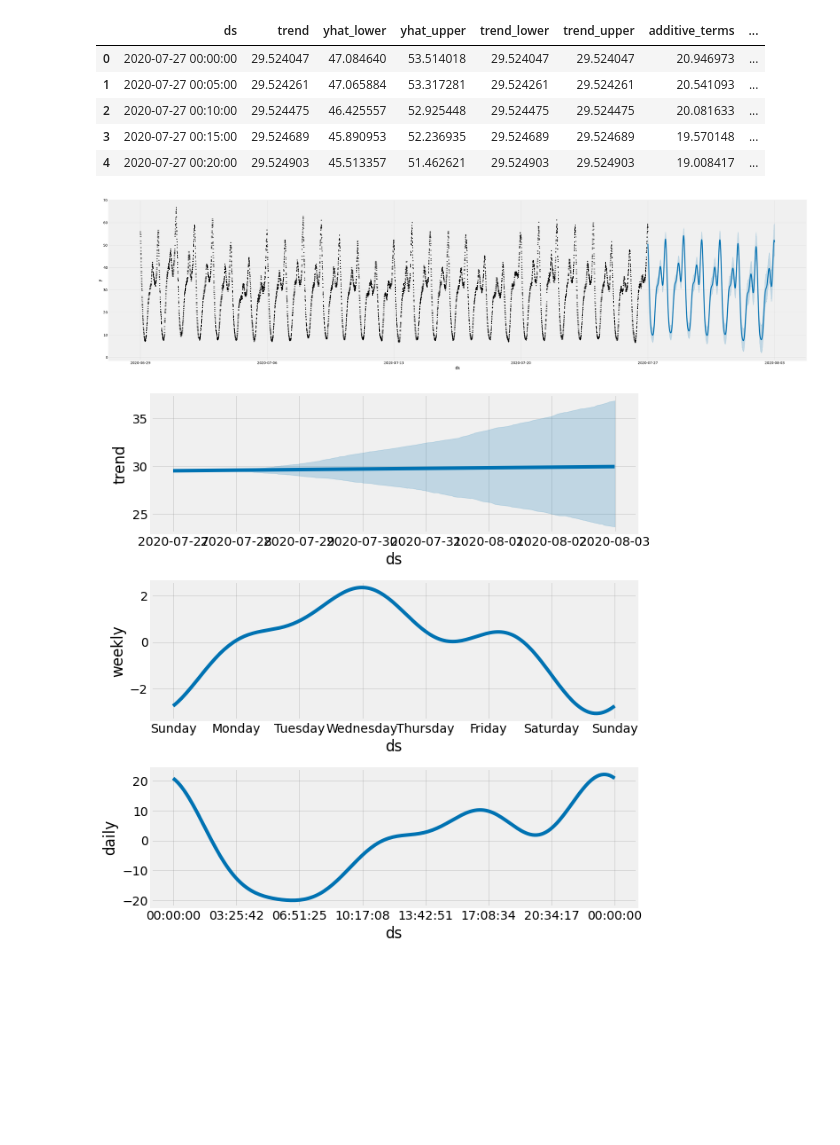
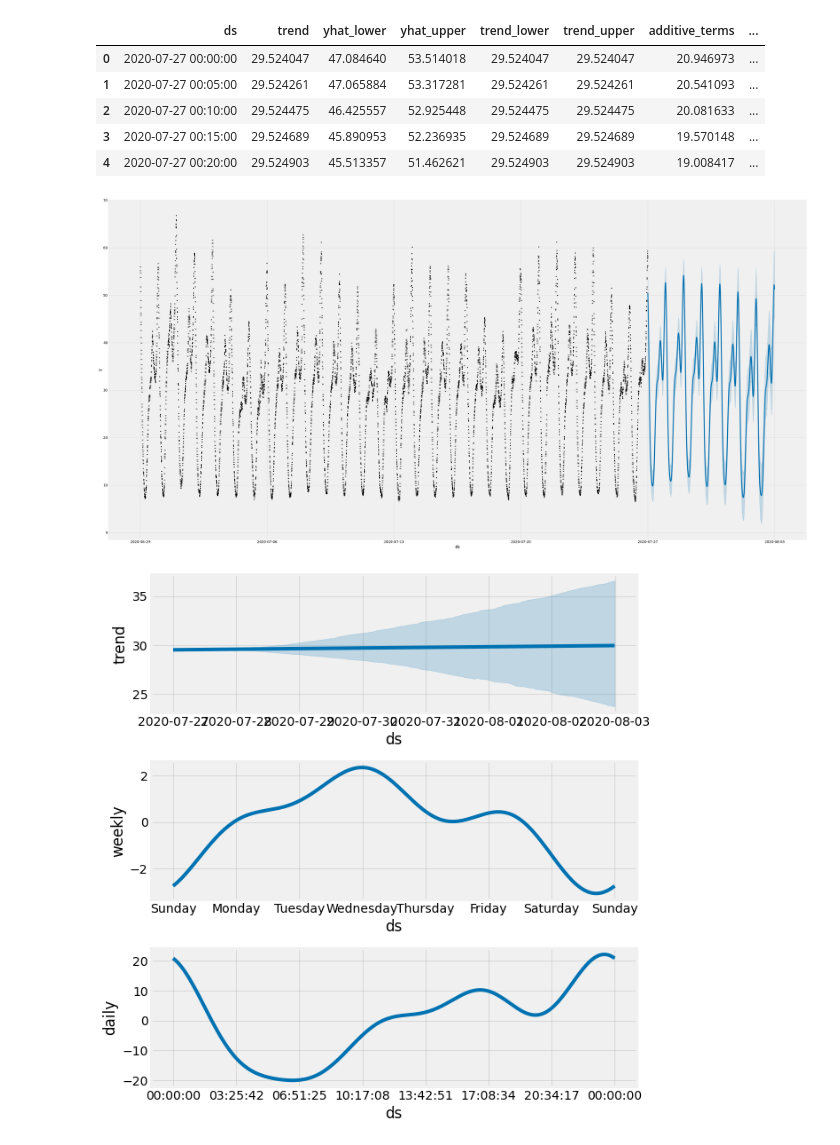
Before and after one commit to MMenino/11MBIG_TFM, a Jupyter notebook: Modelos.ipynb, the cells around one changed output. Cells and saved outputs as stored; diff of their text form; code cells hidden in the pictures; blank space fills up the shorter version.

```diff
--- a/Modelos.ipynb
+++ b/Modelos.ipynb
@@ -439,9 +446,9 @@ forecast.head()
 | 3 | 2020-07-27 00:15:00 | 29.524689 | 45.890953 | 52.236935 | 29.524689 | 29.524689 | 19.570148 | ... |
 | 4 | 2020-07-27 00:20:00 | 29.524903 | 45.513357 | 51.462621 | 29.524903 | 29.524903 | 19.008417 | ... |
 # %%
-fig1 = m.plot(forecast, , figsize=(40,10))
+fig1 = m.plot(forecast, figsize=(40,20))
 # %% [output]
-[figure, old version]
+[figure, new version]
 # %%
 fig2 = m.plot_components(forecast)
 # %% [output]
```
Also changed, not shown: parts of 20 cells of this notebook.
